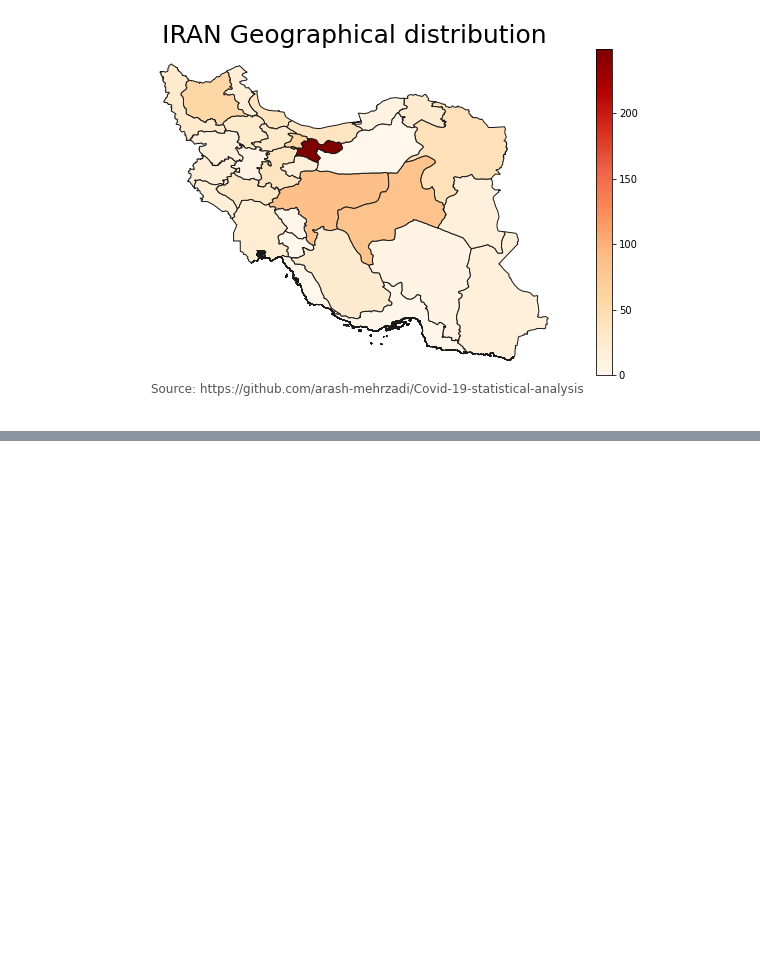
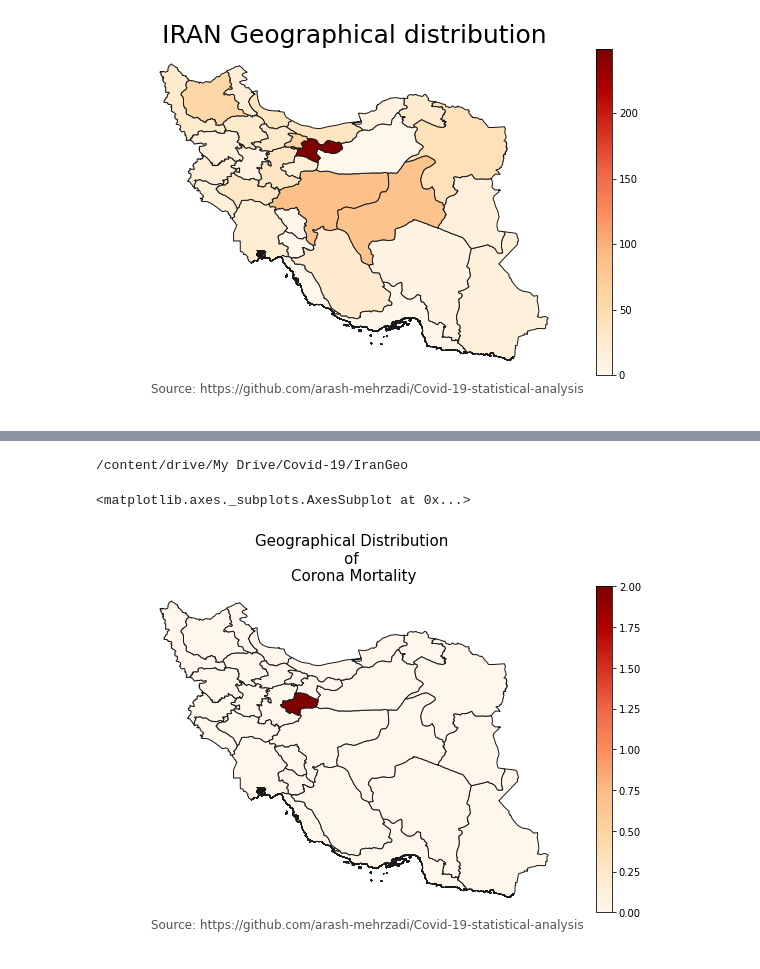
Before and after one commit to arash-mehrzadi/Covid-19-statistical-analysis, a Jupyter notebook: iran/GeoMap/Covid_19_statistical_analysis.ipynb, the cells around one changed output, grey strips where cells are left out. Drawn from its saved outputs; the diff is of its cells as text; code cells hidden in the pictures; blank space fills up the shorter version.

```diff
--- a/iran/GeoMap/Covid_19_statistical_analysis.ipynb
+++ b/iran/GeoMap/Covid_19_statistical_analysis.ipynb
@@ -127,0 +208,2 @@ merged.plot(column='unemp',cmap='OrRd',edgecolor='0.1',ax=ax, legend=True)
+# %%
+d1 = {'fips': ['Qom', 'Tehran', 'Mazandaran', 'Alborz','Semnan' ,'Golestan' ,'Qazvin', 'Esfahan', 'Fars', 'Hormozgan', 'Kohgiluyeh and Buyer Ahmad','Chahar Mahall and Bakhtiari' ,'Bushehr' ,'Gilan', 'Ardebil', 'East Azarbaijan', 'West Azarbaijan', 'Kordestan','Zanjan' ,'Markazi' ,'Hamadan', 'Khuzestan', 'Kermanshah', 'Lorestan', 'Ilam','Razavi Khorasan' ,'Sistan and Baluchestan' ,'Yazd','South Khorasan' ,'Kerman' ,'North Khorasan'], 'unemp': [2.0,0.0,0.0,0.0,0.0,0.0,0.0,0.0,0.0,0.0,0.0,0.0,0.0,0.0,0.0,0.0,0.0,0.0,0.0,0.0,0.0,0.0,0.0,0.0,0.0,0.0,0.0,0.0,0.0,0.0,0.0]}
@@ -127,0 +279,24 @@ merged.plot(column='unemp',cmap='OrRd',edgecolor='0.1',ax=ax, legend=True)
+# %%
+logy_dataframe = pd.DataFrame(data=d1)
+# %%
+cd /content/drive/My Drive/Covid-19/IranGeo
+# %% [output]
+/content/drive/My Drive/Covid-19/IranGeo
+# %%
+map_df = gpd.read_file("IRN_adm1.shp")
+# %%
+merged = map_df.set_index('NAME_1').join(logy_dataframe.set_index('fips'))
+# %%
+variable = 'unemp'
+vmin, vmax = 0, 5000
+fig, ax = plt.pyplot.subplots(1, figsize=(10, 6))
+ax.axis('off')
+ax.set_title('Geographical Distribution \nof \nCorona Mortality', fontdict={'fontsize': '15', 'fontweight' : '3'})
+ax.annotate('Source: https://github.com/arash-mehrzadi/Covid-19-statistical-analysis',xy=(0.1, .08),  xycoords='figure fraction', horizontalalignment='left', verticalalignment='top', fontsize=12, color='#555555')
+sm = plt.pyplot.cm.ScalarMappable(cmap='Reds', norm=plt.pyplot.Normalize(vmin=vmin, vmax=vmax))
+sm._A = []
+#cbar = fig.colorbar(sm)
+merged.plot(column='unemp',cmap='OrRd',edgecolor='0.1',ax=ax, legend=True)
+# %% [output]
+<matplotlib.axes._subplots.AxesSubplot at 0x...>
+[figure, added]
```
Also changed, not shown: parts of 78 cells of this notebook.
